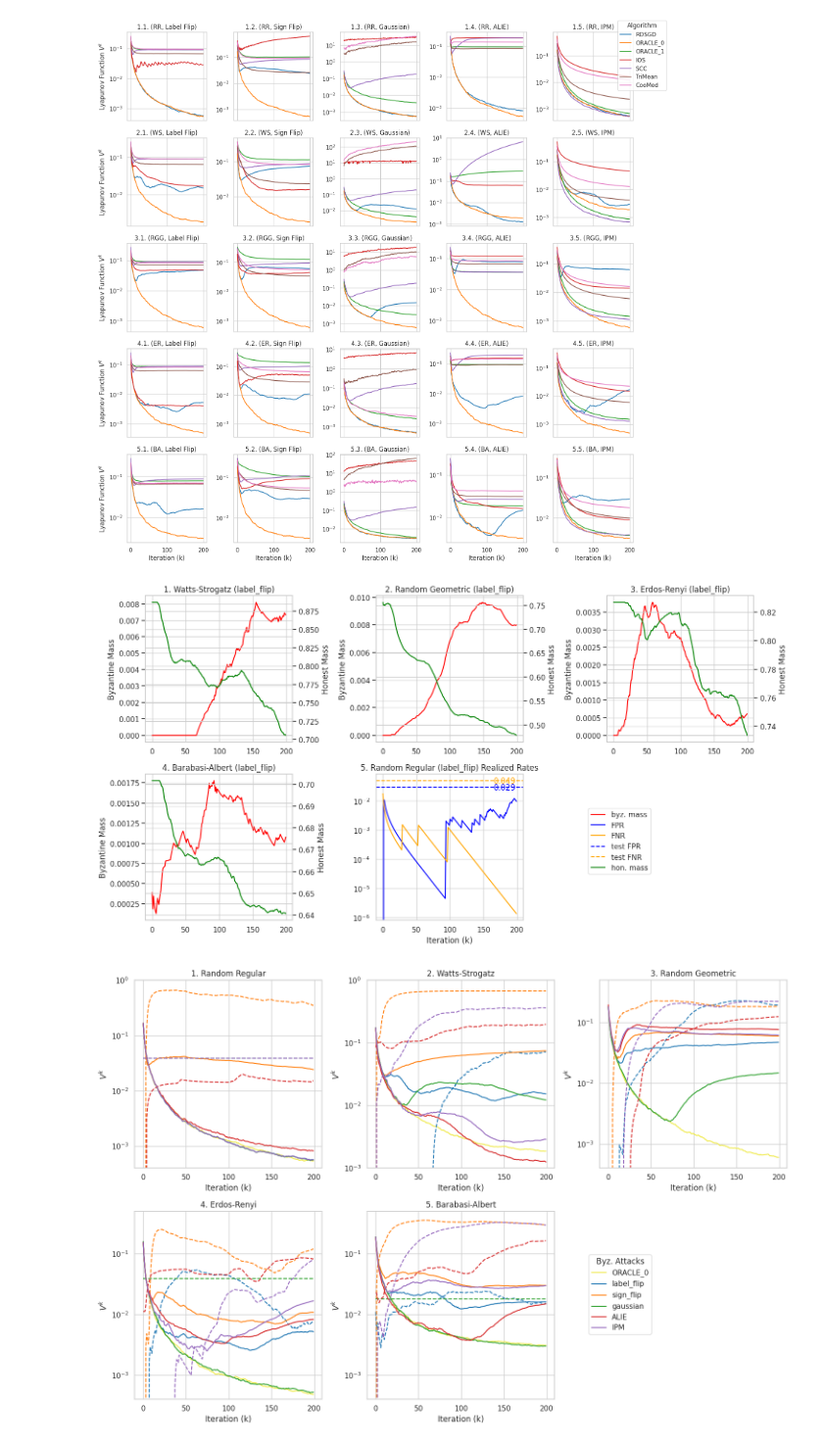
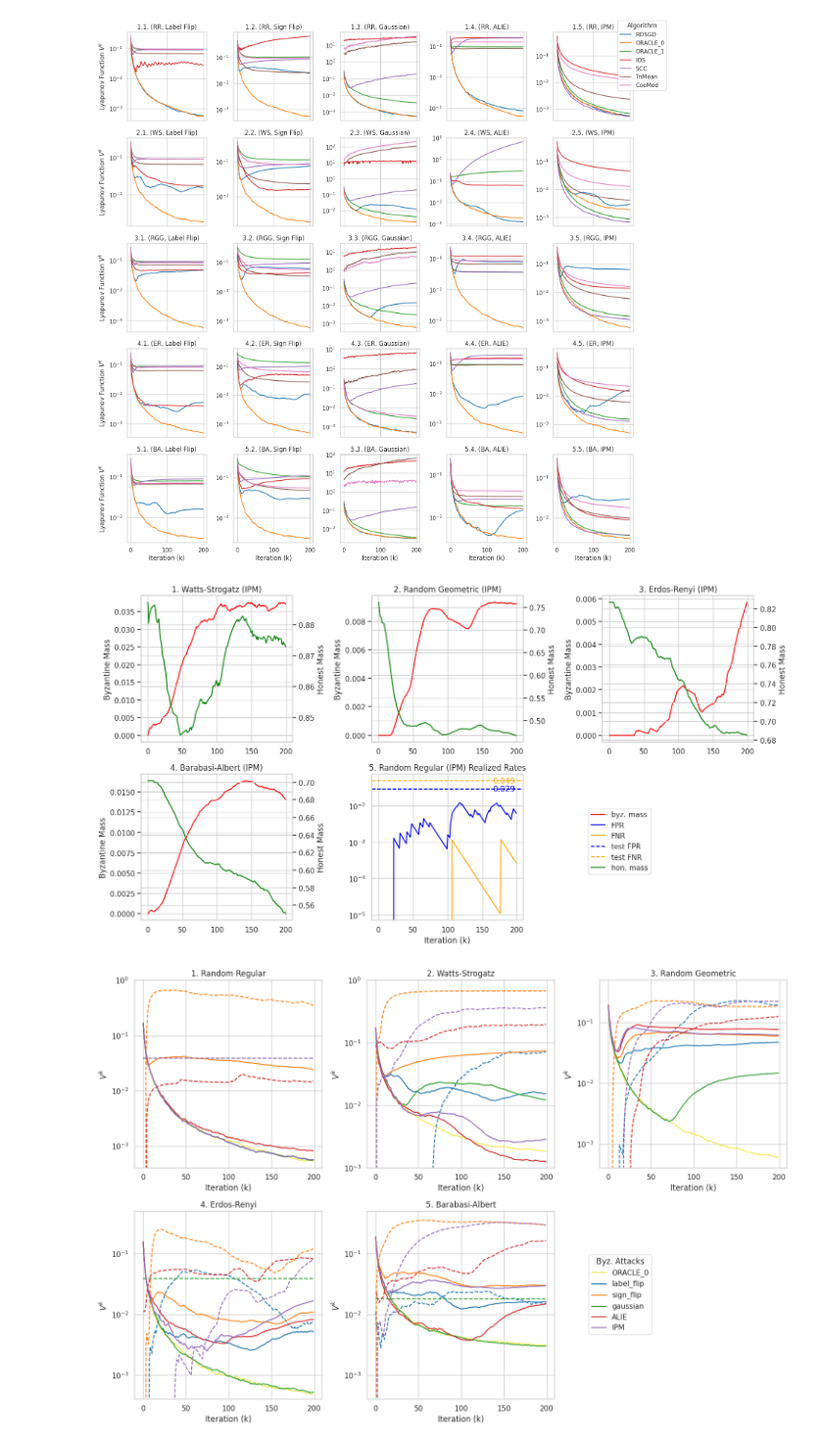
Before and after one commit to ardenpalme/Dissertation, a Jupyter notebook: system_simulation/analysis.ipynb, the cells around one changed output. Shown at 98% size. Saved outputs shown, nothing was run; the diff lists cells and outputs as text; code cells hidden in the pictures.

```diff
--- a/system_simulation/analysis.ipynb
+++ b/system_simulation/analysis.ipynb
@@ -262,7 +262,7 @@ fig1.tight_layout()
 [figure]
 # %%
 fig1, ax1 = plt.subplots(2,3,figsize=(15,8))
-atk = 'label_flip'
+atk = 'IPM'
 for g_idx, g in enumerate(['watts-strogatz', 'geometric', 'erdos-renyi', 'barabasi-albert']):
     ax = ax1.flatten()[g_idx]
     if(g == 'random-regular'):
@@ -275,34 +275,34 @@ for g_idx, g in enumerate(['watts-strogatz', 'geometric', 'erdos-renyi', 'baraba
         ax.plot(df_sim.loc[(g, atk, 'RDSGD')]['byz_w_k'].ewm(span=30).mean(), label='byz. mass' if g_idx==1 else None, color='red')
         ax2 = ax.twinx()
         ax2.plot(df_sim.loc[(g, atk, 'RDSGD')]['hon_w_k'].ewm(span=30).mean(), label='hon. mass' if g_idx==1 else None, color='green')
         ax2.set_ylabel('Honest Mass')
         ax.set_ylabel('Byzantine Mass')
         ax.set(title=f'{g_idx+1}. {GRAPH_FULL_NAMES[g]} ({atk})')
 
 ax3 = ax1.flatten()[4]
 ax3.plot(df_sim.loc[('random-regular', atk, 'RDSGD')]['gamma_k'].ewm(span=30).mean(), color='blue', label='FPR')
 ax3.plot(df_sim.loc[('random-regular', atk, 'RDSGD')]['beta_k'].ewm(span=30).mean(),color='orange', label='FNR')
 
 xmin, xmax = ax3.get_xlim()
 test_gamma_C = df_clf.loc[('random-regular'), 'gamma_C']
 test_beta_C = df_clf.loc[('random-regular'), 'beta_C']
 
 ax3.text(xmax - 0.05 * (xmax - xmin), test_gamma_C, f'{test_gamma_C:.3f}', color='blue', va='center', ha='right')
 ax3.axhline(y=test_gamma_C, color='blue', ls='--', label='test FPR')
 
 ax3.text(xmax - 0.05 * (xmax - xmin), test_beta_C, f'{test_beta_C:.3f}', color='orange', va='center', ha='right')
 ax3.axhline(y=test_beta_C, color='orange', ls='--', label='test FNR')
 ax3.set(yscale= 'log', xlabel='Iteration (k)', title=f"5. Random Regular ({atk}) Realized Rates")
 
 ax1.flatten()[5].set_visible(False)
 
 fig1.subplots_adjust(wspace=1.0, hspace=0.3)
 fig1.legend(bbox_to_anchor=(0.8, 0.2), loc='lower right')
 fig.savefig(os.path.join(IMG_DIR, 'tm3-stress-test-realized-rates.png'), dpi=300)
 fig1.tight_layout()
 plt.show()
 # %% [output]
-[figure, old version]
+[figure, new version]
 # %%
 # Lyapunov Convergence and Byzantine Floor
 fig1, ax1 = plt.subplots(2,3,figsize=(15,10))
```
Also changed, not shown: 2 other files.
